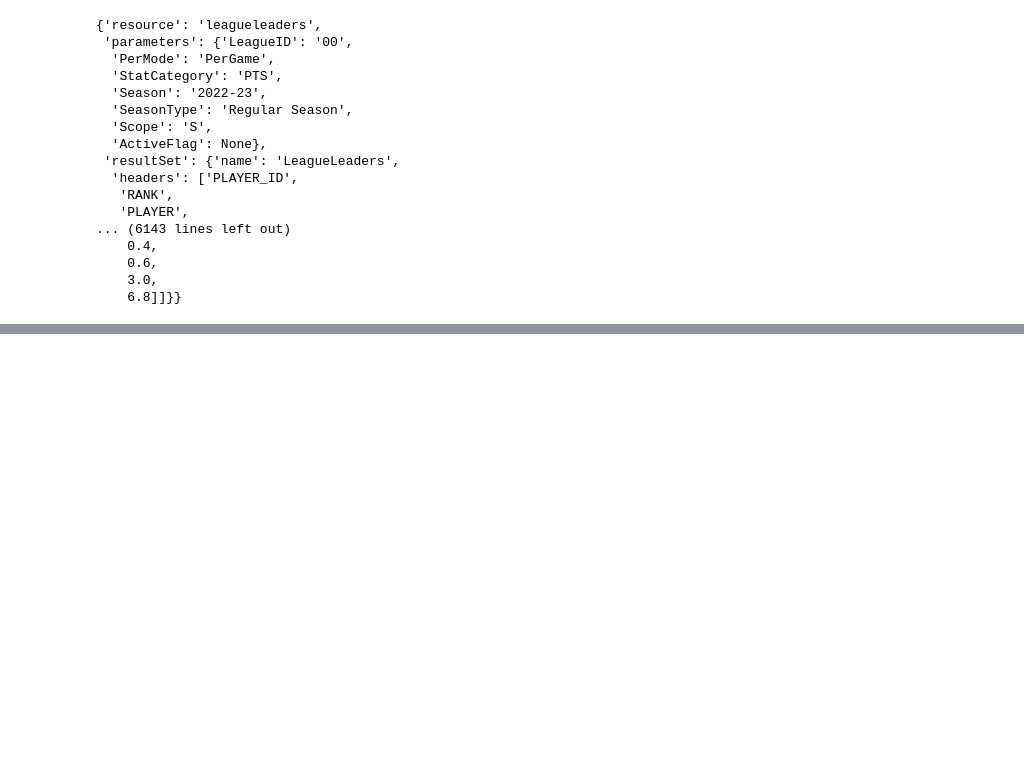
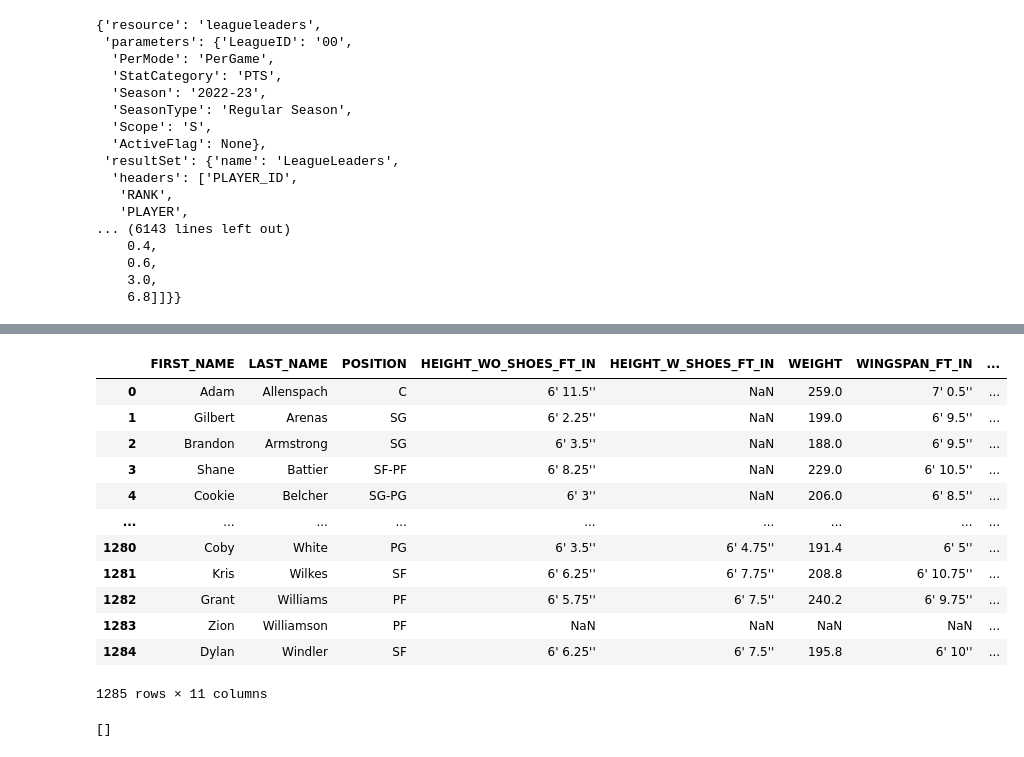
Before and after one commit to mannievilla/NBA-Draft-Selections, a Jupyter notebook: NBA_webscrape.ipynb, the cells around one changed output, grey strips where cells are left out. Drawn from its saved outputs; the diff is of its cells as text; code cells hidden in the pictures; blank space fills up the shorter version.

```diff
--- a/NBA_webscrape.ipynb
+++ b/NBA_webscrape.ipynb
@@ -51,0 +62,17 @@ df.head()
+# %%
+anthro_metrics = pd.read_csv(url)
+anthro_metrics
+# %% [output]
+|  | FIRST_NAME | LAST_NAME | POSITION | HEIGHT_WO_SHOES_FT_IN | HEIGHT_W_SHOES_FT_IN | WEIGHT | WINGSPAN_FT_IN | ... |
+| 0 | Adam | Allenspach | C | 6' 11.5'' | NaN | 259.0 | 7' 0.5'' | ... |
+| 1 | Gilbert | Arenas | SG | 6' 2.25'' | NaN | 199.0 | 6' 9.5'' | ... |
+| 2 | Brandon | Armstrong | SG | 6' 3.5'' | NaN | 188.0 | 6' 9.5'' | ... |
+| 3 | Shane | Battier | SF-PF | 6' 8.25'' | NaN | 229.0 | 6' 10.5'' | ... |
+| 4 | Cookie | Belcher | SG-PG | 6' 3'' | NaN | 206.0 | 6' 8.5'' | ... |
+| ... | ... | ... | ... | ... | ... | ... | ... | ... |
+| 1280 | Coby | White | PG | 6' 3.5'' | 6' 4.75'' | 191.4 | 6' 5'' | ... |
+| 1281 | Kris | Wilkes | SF | 6' 6.25'' | 6' 7.75'' | 208.8 | 6' 10.75'' | ... |
+| 1282 | Grant | Williams | PF | 6' 5.75'' | 6' 7.5'' | 240.2 | 6' 9.75'' | ... |
+| 1283 | Zion | Williamson | PF | NaN | NaN | NaN | NaN | ... |
+| 1284 | Dylan | Windler | SF | 6' 6.25'' | 6' 7.5'' | 195.8 | 6' 10'' | ... |
+1285 rows × 11 columns
@@ -51,0 +81,4 @@ df.head()
+# %%
+table
+# %% [output]
+[]
```
Also changed, not shown: parts of 4 cells of this notebook.
